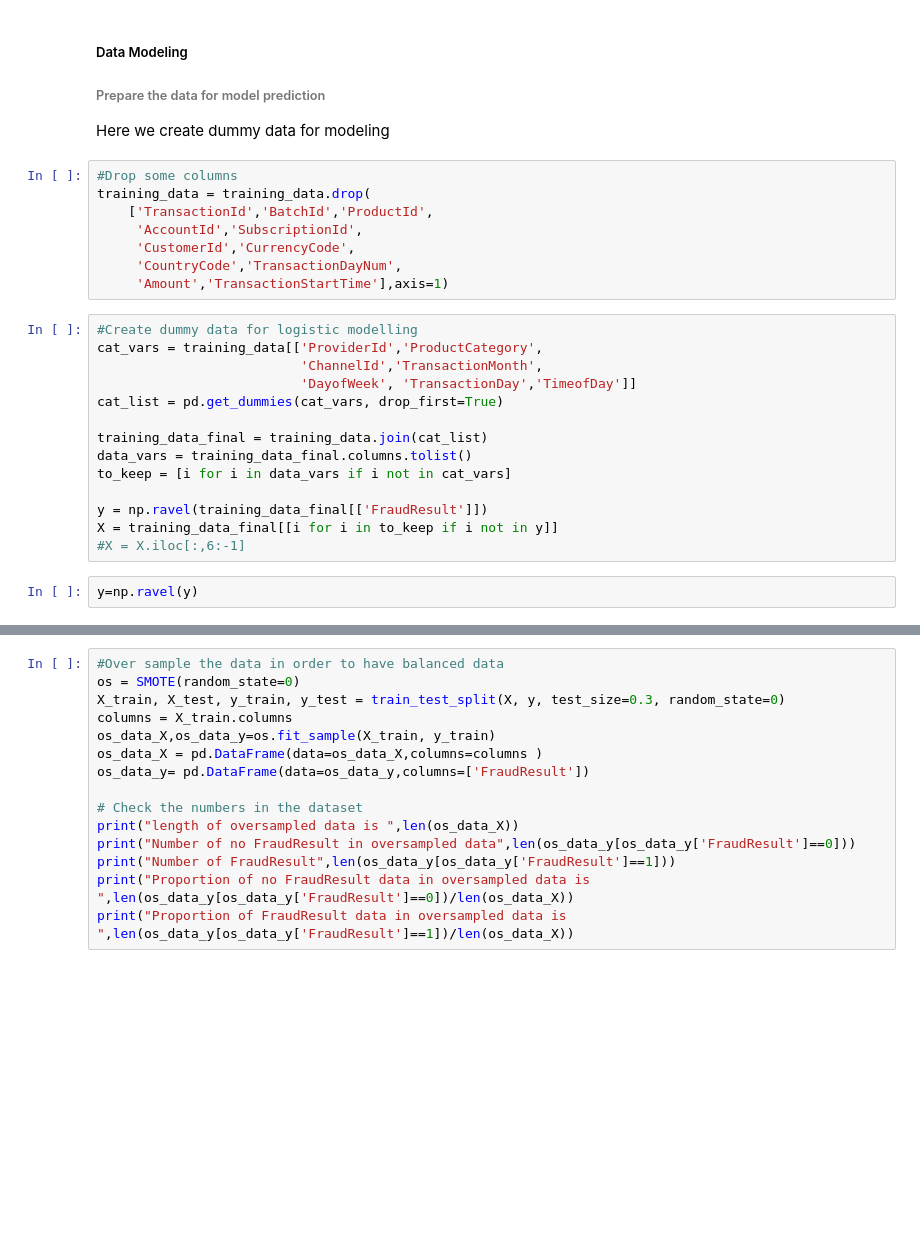
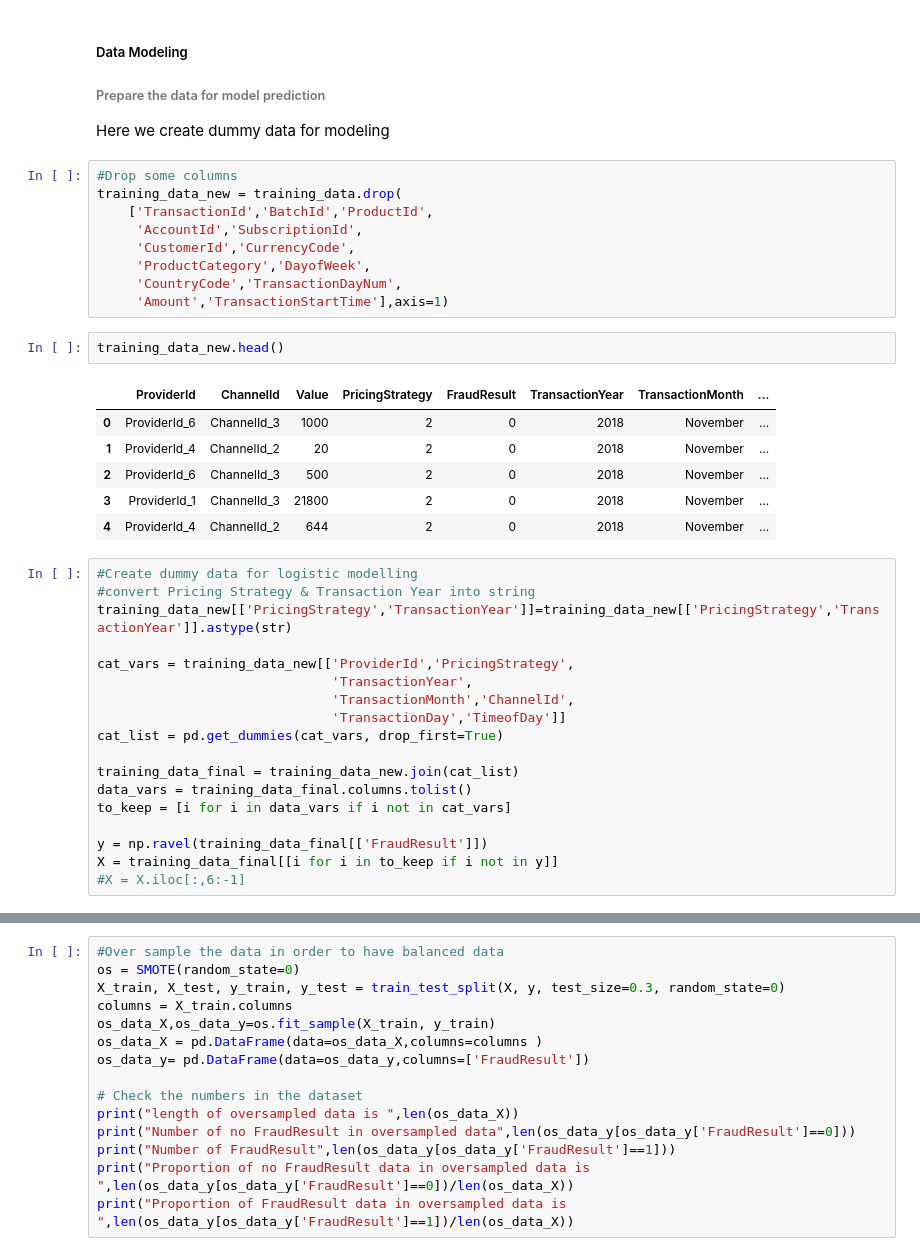
Before and after one commit to wkirui/sturdy-xente, a Jupyter notebook: Xente Fraud Detection Model.ipynb, the cells around one changed output, grey strips where cells are left out. Cells and saved outputs as stored; diff of their text form; blank space fills up the shorter version.

```diff
--- a/Xente Fraud Detection Model.ipynb
+++ b/Xente Fraud Detection Model.ipynb
@@ -348,25 +368,37 @@ for amounts that are less than 400,000. Higher transaction Values are more likel
 <p>Here we create dummy data for modeling</p>
 # %%
 #Drop some columns
-training_data = training_data.drop(
+training_data_new = training_data.drop(
     ['TransactionId','BatchId','ProductId',
      'AccountId','SubscriptionId',
      'CustomerId','CurrencyCode',
+     'ProductCategory','DayofWeek',
      'CountryCode','TransactionDayNum',
      'Amount','TransactionStartTime'],axis=1)
+# %%
+training_data_new.head()
+# %% [output]
+|  | ProviderId | ChannelId | Value | PricingStrategy | FraudResult | TransactionYear | TransactionMonth | ... |
+| 0 | ProviderId_6 | ChannelId_3 | 1000 | 2 | 0 | 2018 | November | ... |
+| 1 | ProviderId_4 | ChannelId_2 | 20 | 2 | 0 | 2018 | November | ... |
+| 2 | ProviderId_6 | ChannelId_3 | 500 | 2 | 0 | 2018 | November | ... |
+| 3 | ProviderId_1 | ChannelId_3 | 21800 | 2 | 0 | 2018 | November | ... |
+| 4 | ProviderId_4 | ChannelId_2 | 644 | 2 | 0 | 2018 | November | ... |
 # %%
 #Create dummy data for logistic modelling
-cat_vars = training_data[['ProviderId','ProductCategory',
-                          'ChannelId','TransactionMonth',
-                          'DayofWeek', 'TransactionDay','TimeofDay']]
+#convert Pricing Strategy & Transaction Year into string
+training_data_new[['PricingStrategy','TransactionYear']]=training_data_new[['PricingStrategy','TransactionYear']].astype(str)
+
+cat_vars = training_data_new[['ProviderId','PricingStrategy',
+                              'TransactionYear',
+                              'TransactionMonth','ChannelId',
+                              'TransactionDay','TimeofDay']]
 cat_list = pd.get_dummies(cat_vars, drop_first=True)
 
-training_data_final = training_data.join(cat_list)
+training_data_final = training_data_new.join(cat_list)
 data_vars = training_data_final.columns.tolist()
 to_keep = [i for i in data_vars if i not in cat_vars]
 
 y = np.ravel(training_data_final[['FraudResult']])
 X = training_data_final[[i for i in to_keep if i not in y]]
 #X = X.iloc[:,6:-1]
-# %%
-y=np.ravel(y)
```
Also changed, not shown: parts of 5 cells of this notebook.
